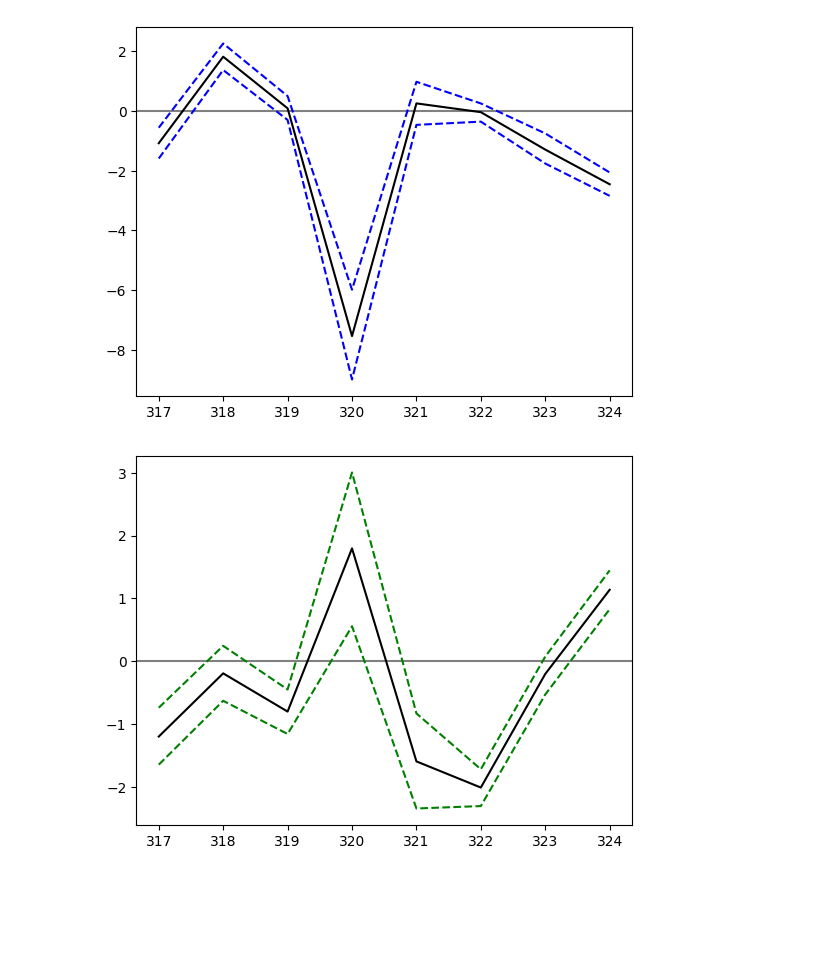
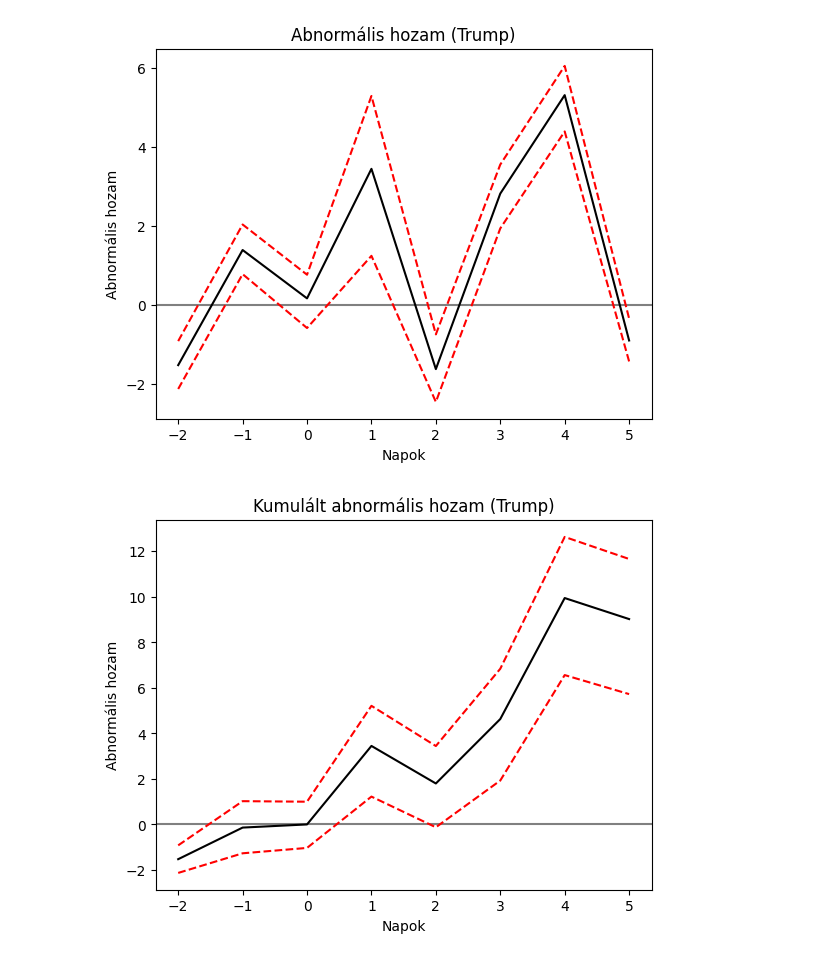
Before and after one commit to orsimarcell/Trump-effect-on-US-stocks, a Jupyter notebook: event_study.ipynb, the cells around one changed output. Cells and saved outputs as stored; diff of their text form; code cells hidden in the pictures; blank space fills up the shorter version.

```diff
--- a/event_study.ipynb
+++ b/event_study.ipynb
@@ -208,8 +201,8 @@ CAAR_boot_trump=list()
 M=10000
 
 for i in range(M):
-    df_boot=df.loc[estimation_window_idx,:].sample(T,replace=True)
-    X_boot=sm.add_constant(df_boot.iloc[:,-5:-1])
+    df_boot=df.loc[estimation_window,:].sample(T,replace=True)
+    X_boot=sm.add_constant(df_boot.iloc[:,-7:])
     Y_boot=df_boot.loc[:,stocks_trump]
     model_boot=sm.OLS(Y_boot,X_boot).fit()
     Y_pred_boot=model_boot.predict(X_event)
@@ -268,18 +249,6 @@ p90_harris=np.percentile(AAR_boot_harris,97.5,axis=0)
 p10_harris_c=np.percentile(CAAR_boot_harris,2.5,axis=0)
 med_harris_c=np.percentile(CAAR_boot_harris,50,axis=0)
 p90_harris_c=np.percentile(CAAR_boot_harris,97.5,axis=0)
-# %%
-plt.axhline(0,color='gray')
-#plt.plot(AAR_stocks_harris,color='blue',label=col,linewidth=2)
-plt.plot(event_window_idx,p10_harris,color='blue',label='p10',linestyle='--')
-plt.plot(event_window_idx,med_harris,color='black',label='med')
-plt.plot(event_window_idx,p90_harris,color='blue',label='p90',linestyle='--')
-
-plt.savefig('btstrp_harris.png')
-
-plt.show()
-# %% [output]
-[figure, removed]
 # %%
 # Bootstrap for Tech stocks
 AAR_boot_tech=list()
@@ -307,15 +276,28 @@ p90_tech=np.percentile(AAR_boot_tech,97.5,axis=0)
 p10_tech_c=np.percentile(CAAR_boot_tech,2.5,axis=0)
 med_tech_c=np.percentile(CAAR_boot_tech,50,axis=0)
 p90_tech_c=np.percentile(CAAR_boot_tech,97.5,axis=0)
-# %%
-plt.axhline(0,color='gray')
-#plt.plot(AAR_stocks_tech,color='green',label=col,linewidth=2)
-plt.plot(event_window_idx,p10_tech,color='green',label='p10',linestyle='--')
-plt.plot(event_window_idx,med_tech,color='black',label='med')
-plt.plot(event_window_idx,p90_tech,color='green',label='p90',linestyle='--')
-
-plt.savefig('btstrp_tech.png')
-
-plt.show()
-# %% [output]
-[figure, removed]
+# %%
+def plot_abnormal(data,cum=False,color=None,label=None):
+    p5=np.percentile(data,5,axis=0)
+    med=np.percentile(data,50,axis=0)
+    p95=np.percentile(data,95,axis=0)
+
+    plt.axhline(0,color="gray")
+    plt.plot(list(range(-2,6)),p5,color=color,label="p5",linestyle="--")
+    plt.plot(list(range(-2,6)),med,color="black",label="med")
+    plt.plot(list(range(-2,6)),p95,color=color,label="p95",linestyle="--")
+    #plt.xticks(rotation=45)
+    plot_title=f"Abnormális hozam ({label})" if not cum else f"Kumulált abnormális hozam ({label})"
+    plt.title(plot_title)
+    plt.xlabel("Napok")
+    plt.ylabel("Abnormális hozam")
+
+    plt.savefig(f"btstrp_{"caar" if cum else "aar"}_{label}.png")
+
+    plt.show()
+# %%
+plot_abnormal(AAR_boot_trump,False,"red","Trump")
+plot_abnormal(CAAR_boot_trump,True,"red","Trump")
+# %% [output]
+[figure, added]
+[figure, added]
```
Also changed, not shown: parts of 32 cells of this notebook, 16 other files.
